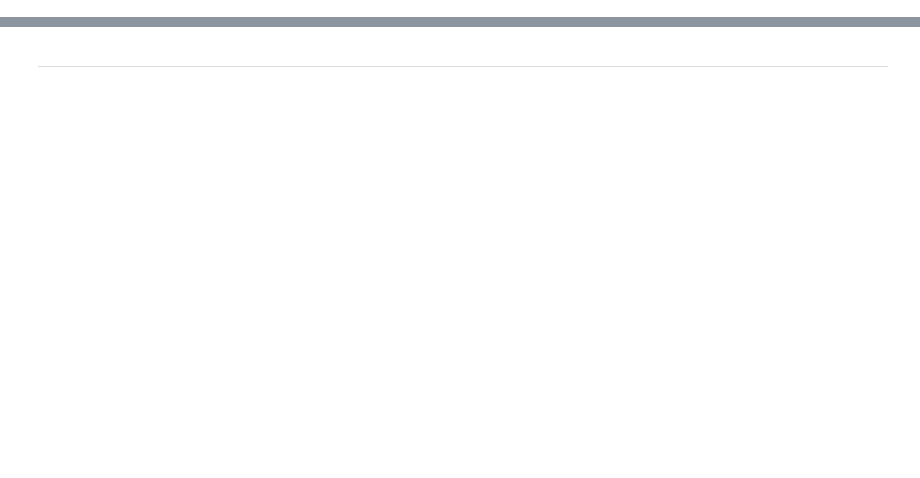
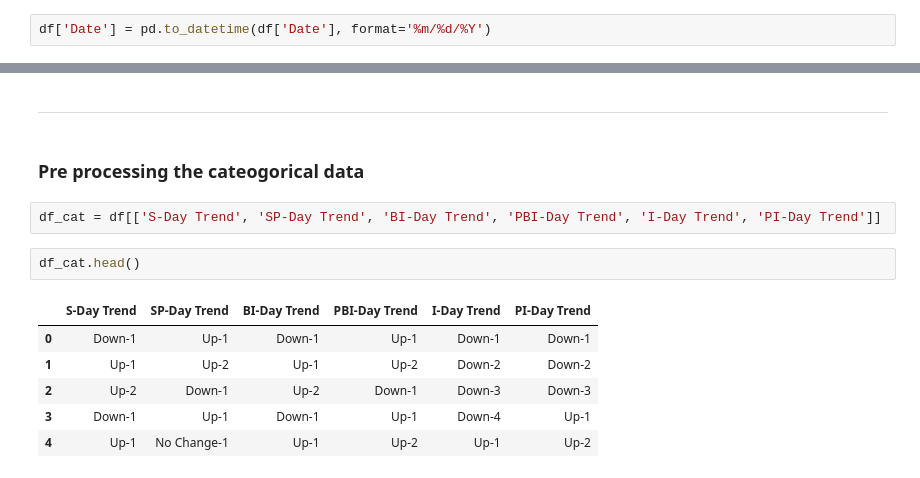
Before and after one commit to usmanumar97/smb-stock-prediction, a Jupyter notebook: smb-stock-prediction.ipynb, the cells around one changed output, grey strips where cells are left out. Saved outputs shown, nothing was run; the diff lists cells and outputs as text; blank space fills up the shorter version.

Commit message:
Data preprocessing and modelling

```diff
--- a/smb-stock-prediction.ipynb
+++ b/smb-stock-prediction.ipynb
@@ -186,0 +164,2 @@ dtype: object
+# %%
+df['Date'] = pd.to_datetime(df['Date'], format='%m/%d/%Y')
@@ -187,2 +186,15 @@ dtype: object
 # %% [markdown]
 ---
+# %% [markdown]
+### Pre processing the cateogorical data
+# %%
+df_cat = df[['S-Day Trend', 'SP-Day Trend', 'BI-Day Trend', 'PBI-Day Trend', 'I-Day Trend', 'PI-Day Trend']]
+# %%
+df_cat.head()
+# %% [output]
+|  | S-Day Trend | SP-Day Trend | BI-Day Trend | PBI-Day Trend | I-Day Trend | PI-Day Trend |
+| 0 | Down-1 | Up-1 | Down-1 | Up-1 | Down-1 | Down-1 |
+| 1 | Up-1 | Up-2 | Up-1 | Up-2 | Down-2 | Down-2 |
+| 2 | Up-2 | Down-1 | Up-2 | Down-1 | Down-3 | Down-3 |
+| 3 | Down-1 | Up-1 | Down-1 | Up-1 | Down-4 | Up-1 |
+| 4 | Up-1 | No Change-1 | Up-1 | Up-2 | Up-1 | Up-2 |
```
Also changed, not shown: parts of 19 cells of this notebook.
